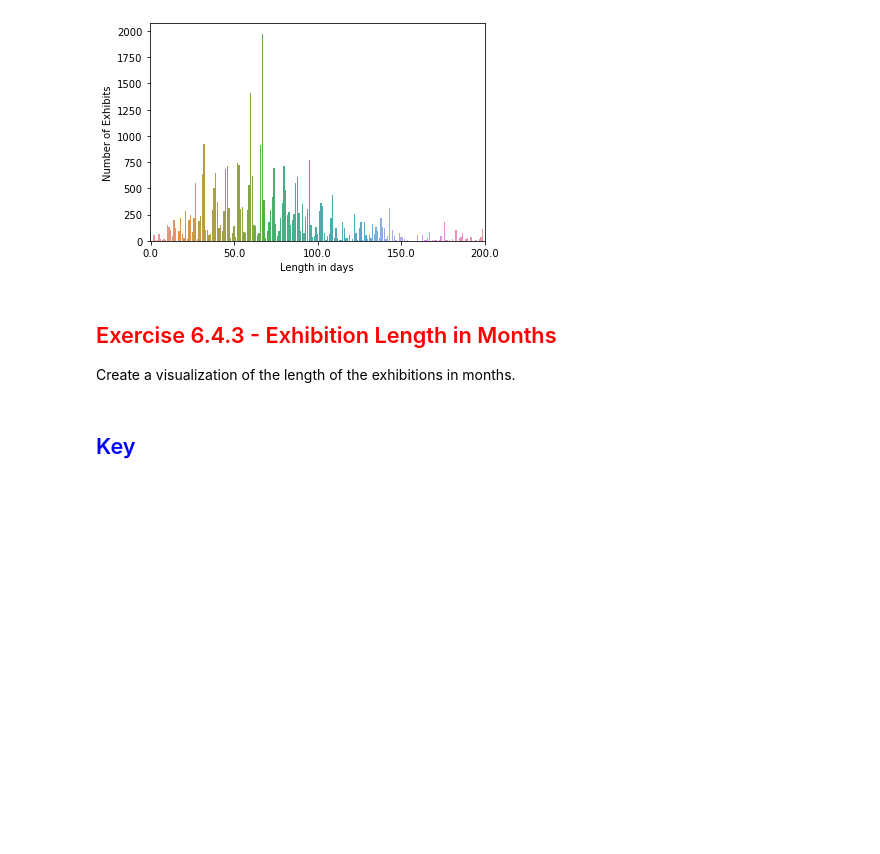
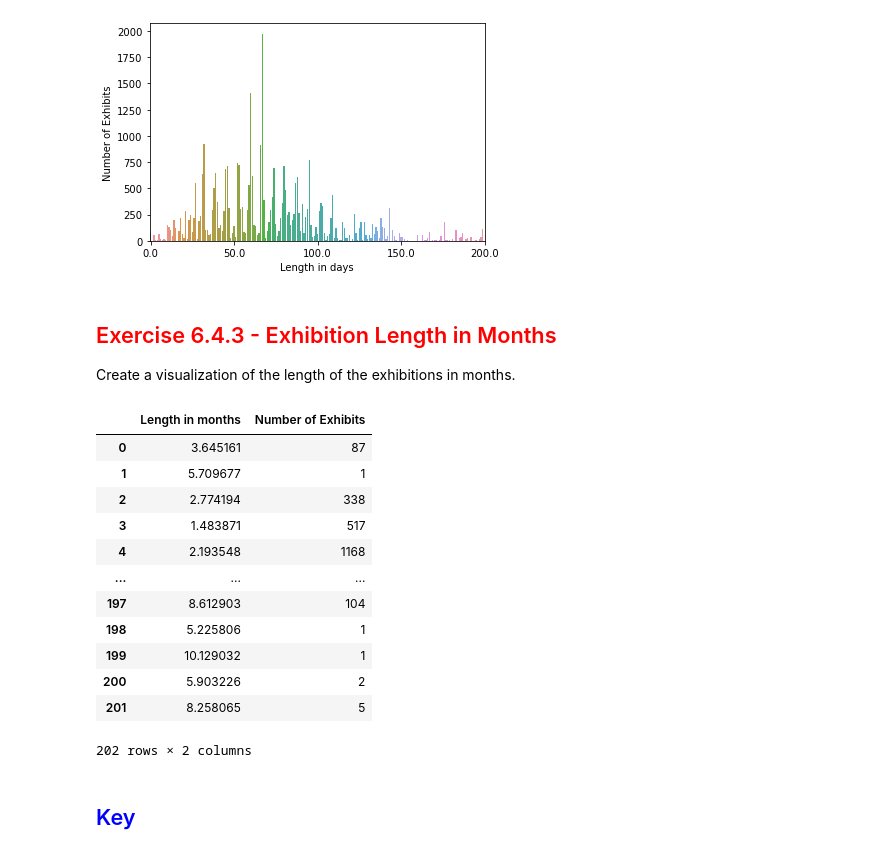
Before and after one commit to kquacken/module6_more_pyspark, a Jupyter notebook: 6_4_3_date_differences_and_windows.ipynb, the cells around one changed output. Cells and saved outputs as stored; diff of their text form; code cells hidden in the pictures; blank space fills up the shorter version.

```diff
--- a/6_4_3_date_differences_and_windows.ipynb
+++ b/6_4_3_date_differences_and_windows.ipynb
@@ -107,2 +111,29 @@ Create a visualization of the length of the exhibitions in months.
+# %%
+# Your code here
+from pyspark.sql.functions import datediff, months_between, count
+
+length_of_exhib_mn = (exhibitions
+.select('ExhibitionBeginDate', 'ExhibitionEndDate')
+.withColumn('Length in months', months_between('ExhibitionEndDate', 'ExhibitionBeginDate'))
+.groupBy('Length in months')
+.agg(count('Length in months').alias('Number of Exhibits'))
+.collect()
+) >> to_pandas
+
+length_of_exhib_mn
+# %% [output]
+|  | Length in months | Number of Exhibits |
+| 0 | 3.645161 | 87 |
+| 1 | 5.709677 | 1 |
+| 2 | 2.774194 | 338 |
+| 3 | 1.483871 | 517 |
+| 4 | 2.193548 | 1168 |
+| ... | ... | ... |
+| 197 | 8.612903 | 104 |
+| 198 | 5.225806 | 1 |
+| 199 | 10.129032 | 1 |
+| 200 | 5.903226 | 2 |
+| 201 | 8.258065 | 5 |
+202 rows × 2 columns
 # %% [markdown]
 ## <font color="blue"> Key </font>
```
Also changed, not shown: parts of 8 cells of this notebook, 7 other files.
